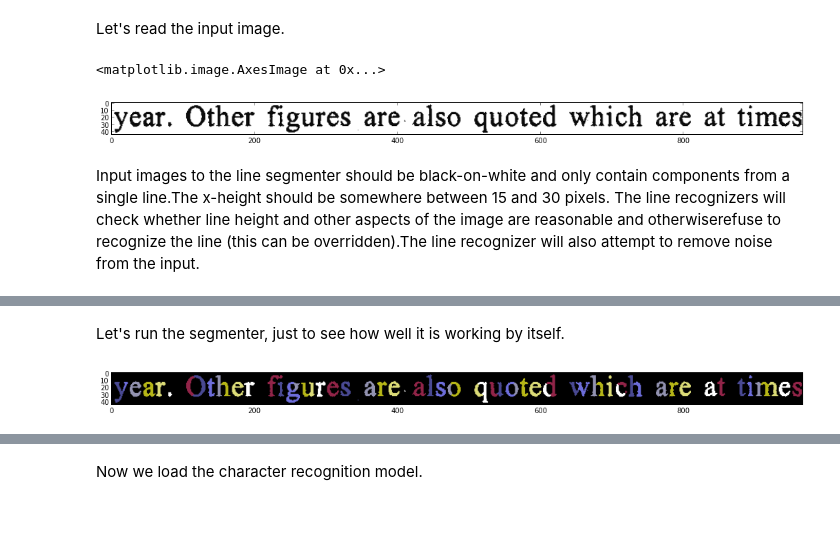
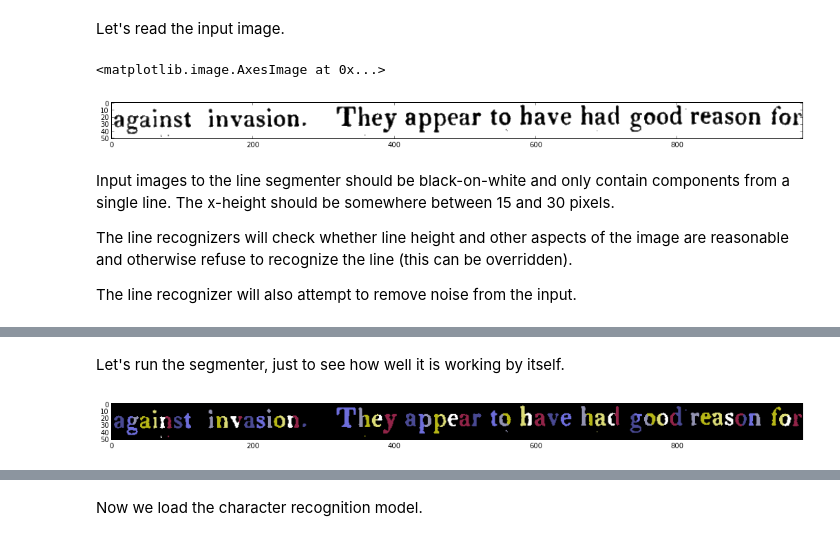
Before and after one commit to ocropus-archive/DUP-ocropy, a Jupyter notebook: Notebooks/recognizer-steps.ipynb, the cells around one changed output, grey strips where cells are left out. Cells and saved outputs as stored; diff of their text form; code cells hidden in the pictures.

```diff
--- a/Notebooks/recognizer-steps.ipynb
+++ b/Notebooks/recognizer-steps.ipynb
@@ -11,14 +23,24 @@ Loading the Image=================
 # %% [markdown]
 Select the input image here.
 # %%
-#fname = "010023.png"#fname = "010052.png"fname = "010015.png"
+fname = "010023.png"
+#fname = "010052.png"
+#fname = "010015.png"
 # %% [markdown]
 Let's read the input image.
 # %%
-image = ocrolib.read_image_gray(fname)figsize(18,6); gray()imshow(image)
+image = ocrolib.read_image_gray(fname)
+figsize(18,6); gray()
+imshow(image)
 # %% [output]
 <matplotlib.image.AxesImage at 0x...>
-[figure, old version]
+[figure, new version]
 # %% [markdown]
-Input images to the line segmenter should be black-on-white and only contain components from a single line.The x-height should be somewhere between 15 and 30 pixels.  The line recognizers will check whether line height and other aspects of the image are reasonable and otherwiserefuse to recognize the line (this can be overridden).The line recognizer will also attempt to remove noise from the input.
+Input images to the line segmenter should be black-on-white and only contain components from a single line.
+The x-height should be somewhere between 15 and 30 pixels.
+
+The line recognizers will check whether line height and other aspects of the image are reasonable and otherwise
+refuse to recognize the line (this can be overridden).
+
+The line recognizer will also attempt to remove noise from the input.
 # %% [markdown]
@@ -26,7 +49,10 @@ The Segmenter=================
 # %% [markdown]
 Let's run the segmenter, just to see how well it is working by itself.
 # %%
-reload(lineseg)segmenter = lineseg.DPSegmentLine()seg = segmenter.charseg(image)morph.showlabels(seg)
+reload(lineseg)
+segmenter = lineseg.DPSegmentLine()
+seg = segmenter.charseg(image)
+morph.showlabels(seg)
 # %% [output]
-[figure, old version]
+[figure, new version]
 # %% [markdown]
```
Also changed, not shown: parts of 8 cells of this notebook, 14 other files.
